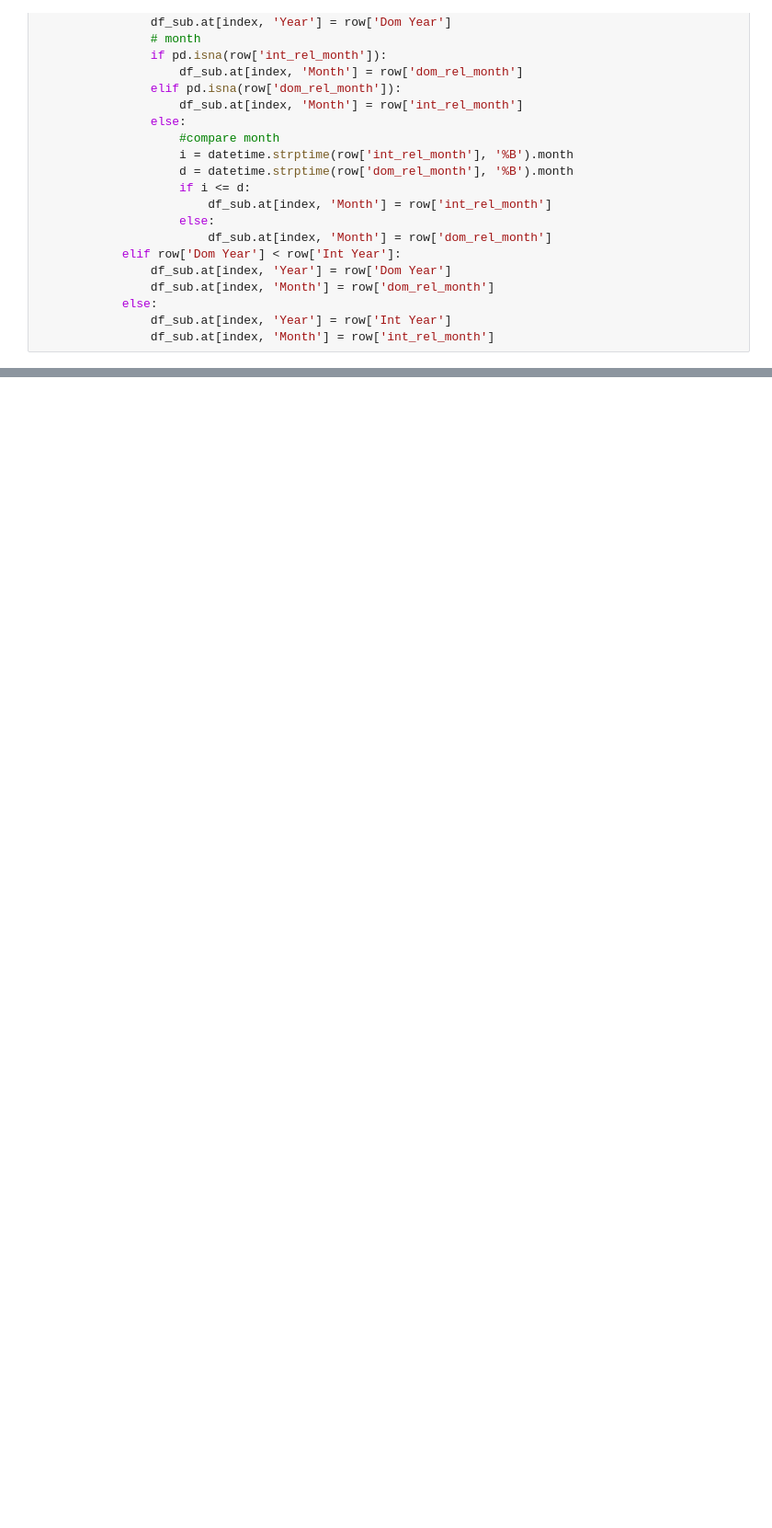
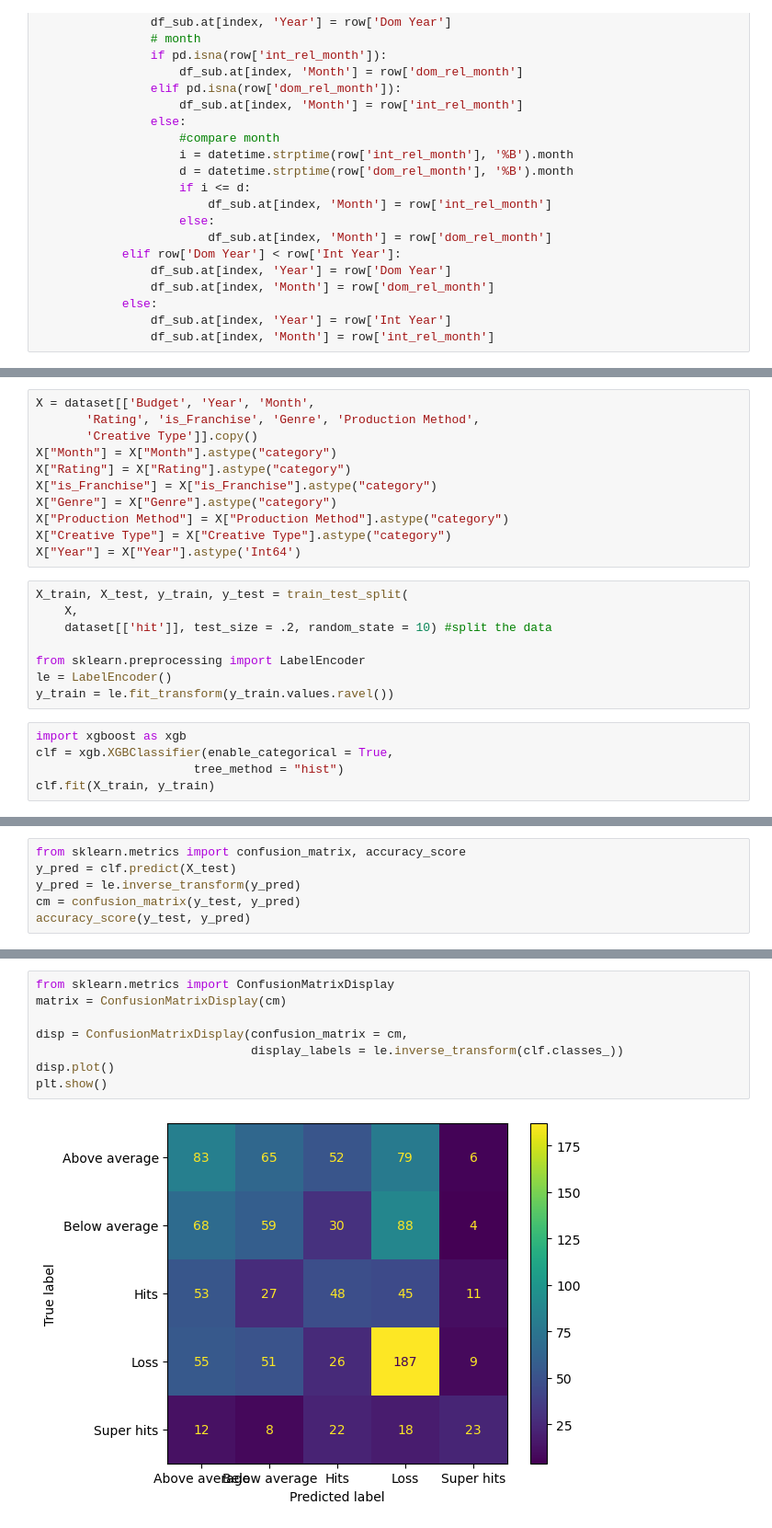
Before and after one commit to kongwei981126/Movie-Industry, a Jupyter notebook: Untitled1.ipynb, the cells around one changed output, grey strips where cells are left out. Shown at 92% size. Cells and saved outputs as stored; diff of their text form; blank space fills up the shorter version.

```diff
--- a/Untitled1.ipynb
+++ b/Untitled1.ipynb
@@ -160,0 +183,24 @@ df_sub
+# %%
+X = dataset[['Budget', 'Year', 'Month',
+       'Rating', 'is_Franchise', 'Genre', 'Production Method',
+       'Creative Type']].copy()
+X["Month"] = X["Month"].astype("category")
+X["Rating"] = X["Rating"].astype("category")
+X["is_Franchise"] = X["is_Franchise"].astype("category")
+X["Genre"] = X["Genre"].astype("category")
+X["Production Method"] = X["Production Method"].astype("category")
+X["Creative Type"] = X["Creative Type"].astype("category")
+X["Year"] = X["Year"].astype('Int64')
+# %%
+X_train, X_test, y_train, y_test = train_test_split(
+    X,
+    dataset[['hit']], test_size = .2, random_state = 10) #split the data
+
+from sklearn.preprocessing import LabelEncoder
+le = LabelEncoder()
+y_train = le.fit_transform(y_train.values.ravel())
+# %%
+import xgboost as xgb
+clf = xgb.XGBClassifier(enable_categorical = True,
+                      tree_method = "hist")
+clf.fit(X_train, y_train)
@@ -160,0 +219,6 @@ df_sub
+# %%
+from sklearn.metrics import confusion_matrix, accuracy_score
+y_pred = clf.predict(X_test)
+y_pred = le.inverse_transform(y_pred)
+cm = confusion_matrix(y_test, y_pred)
+accuracy_score(y_test, y_pred)
@@ -160,0 +227,10 @@ df_sub
+# %%
+from sklearn.metrics import ConfusionMatrixDisplay
+matrix = ConfusionMatrixDisplay(cm)
+
+disp = ConfusionMatrixDisplay(confusion_matrix = cm,
+                              display_labels = le.inverse_transform(clf.classes_))
+disp.plot()
+plt.show()
+# %% [output]
+[figure, added]
```
Also changed, not shown: parts of 15 cells of this notebook, 3 other files.
